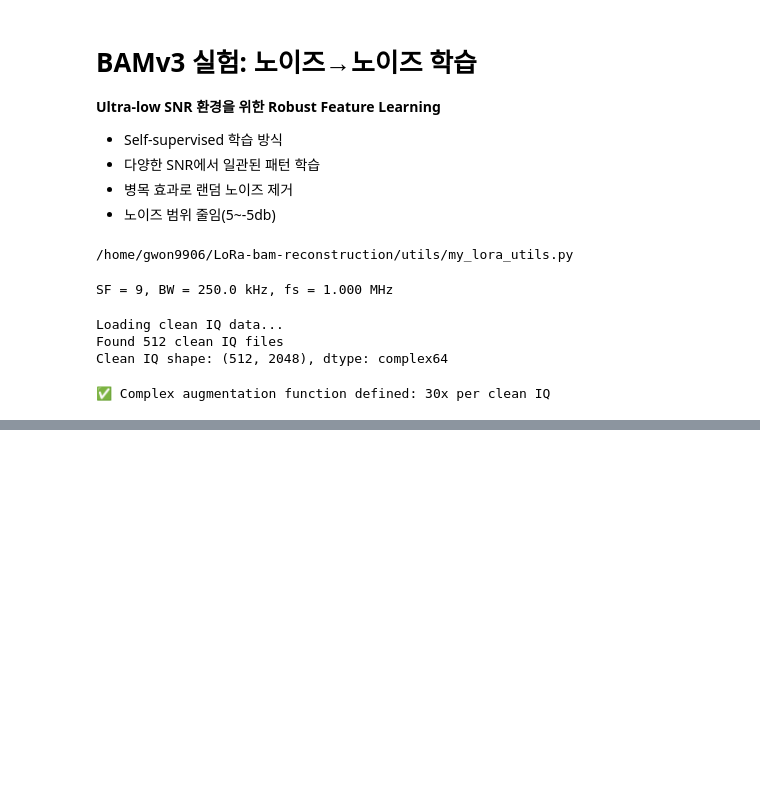
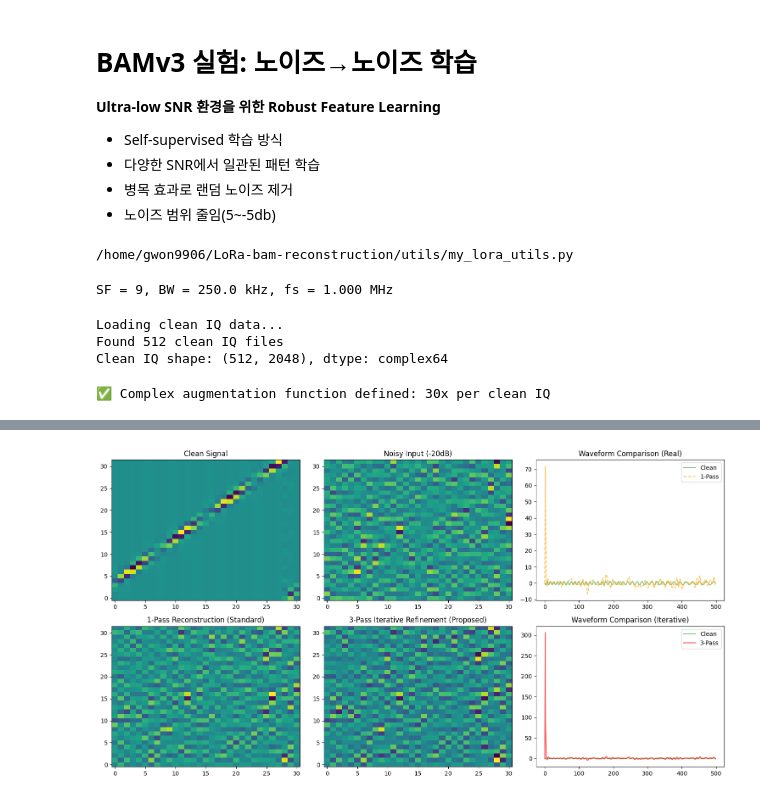
Before and after one commit to gwon9906/LoRa-bam-reconstruction, a Jupyter notebook: Model-experiment-v3-3/training_FIXED.ipynb, the cells around one changed output, grey strips where cells are left out. Drawn from its saved outputs; the diff is of its cells as text; code cells hidden in the pictures; blank space fills up the shorter version.

```diff
--- a/Model-experiment-v3-3/training_FIXED.ipynb
+++ b/Model-experiment-v3-3/training_FIXED.ipynb
@@ -913 +905,82 @@ Overall     55.6%      44.4%
 ✅ Quantitative evaluation (Baseline vs BAM) complete!
+# %%
+#########################################################
+##  6. Iterative Refinement (공명) 테스트              ##
+##  - 노이즈가 심한 신호를 여러 번 통과시켜 정제          ##
+#########################################################
+
+# 1. 테스트용 노이즈 신호 생성 (-15dB ~ -25dB 사이 추천)
+test_idx = 42  # 임의의 테스트 샘플 인덱스
+target_snr = -20 # 극한 노이즈 환경 설정
+
+clean_iq = X_clean_iq[test_idx] # 원본 (Clean)
+noisy_iq = lora.awgn_iq(clean_iq, target_snr) # 노이즈 추가 (Noisy)
+
+# 스펙트로그램 변환 (입력 준비)
+noisy_flat, norm_params = generate_complex_spectrogram(noisy_iq, fs, bw)
+noisy_input = noisy_flat.reshape(1, -1) # (1, 1984)
+
+# -------------------------------------------------------
+# [비교 1] 기존 방식 (1회 통과)
+# -------------------------------------------------------
+# compress -> decompress
+compressed_1 = model.compress(noisy_input)
+restored_1 = model.decompress(compressed_1)
+iq_1 = reconstruct_iq_from_spectrogram(restored_1.flatten(), norm_params, fs)
+
+# -------------------------------------------------------
+# [비교 2] Iterative Refinement (3회 반복 공명)
+# -------------------------------------------------------
+# 새로 추가하신 메서드 호출
+iterations = 3
+restored_iter = model.iterative_reconstruction(noisy_input, iterations=iterations)
+iq_iter = reconstruct_iq_from_spectrogram(restored_iter.flatten(), norm_params, fs)
+
+# -------------------------------------------------------
+# [시각화] 결과 비교
+# -------------------------------------------------------
+plt.figure(figsize=(15, 8))
+
+# 1. Spectrogram 비교
+plt.subplot(2, 3, 1)
+plt.title("Clean Signal")
+plt.imshow(generate_complex_spectrogram(clean_iq, fs, bw)[0][:len(noisy_flat)//2].reshape(32, -1), aspect='auto', origin='lower')
+
+plt.subplot(2, 3, 2)
+plt.title(f"Noisy Input ({target_snr}dB)")
+plt.imshow(noisy_flat[:len(noisy_flat)//2].reshape(32, -1), aspect='auto', origin='lower')
+
+plt.subplot(2, 3, 4)
+plt.title("1-Pass Reconstruction (Standard)")
+plt.imshow(restored_1.flatten()[:len(noisy_flat)//2].reshape(32, -1), aspect='auto', origin='lower')
+
+plt.subplot(2, 3, 5)
+plt.title(f"{iterations}-Pass Iterative Refinement (Proposed)")
+plt.imshow(restored_iter.flatten()[:len(noisy_flat)//2].reshape(32, -1), aspect='auto', origin='lower')
+
+# 2. Waveform (Real Part) 비교
+plt.subplot(2, 3, 3)
+plt.title("Waveform Comparison (Real)")
+plt.plot(clean_iq.real[:500], label="Clean", alpha=0.5, color='green')
+plt.plot(iq_1.real[:500], label="1-Pass", alpha=0.7, linestyle='--', color='orange')
+plt.legend()
+
+plt.subplot(2, 3, 6)
+plt.title("Waveform Comparison (Iterative)")
+plt.plot(clean_iq.real[:500], label="Clean", alpha=0.5, color='green')
+plt.plot(iq_iter.real[:500], label=f"{iterations}-Pass", alpha=0.7, linestyle='-', color='red')
+plt.legend()
+
+plt.tight_layout()
+plt.show()
+
+# 정량적 평가 (MSE)
+mse_1 = np.mean(np.abs(clean_iq - iq_1)**2)
+mse_iter = np.mean(np.abs(clean_iq - iq_iter)**2)
+
+print(f"=== Performance Comparison (SNR: {target_snr}dB) ===")
+print(f"1. Standard (1-pass) MSE : {mse_1:.6f}")
+print(f"2. Iterative ({iterations}-pass) MSE : {mse_iter:.6f}")
+print(f"   -> Improvement: {((mse_1 - mse_iter)/mse_1)*100:.2f}% reduced error")
+# %% [output]
+[figure, added]
```
Also changed, not shown: parts of 9 cells of this notebook, 3 other files.
